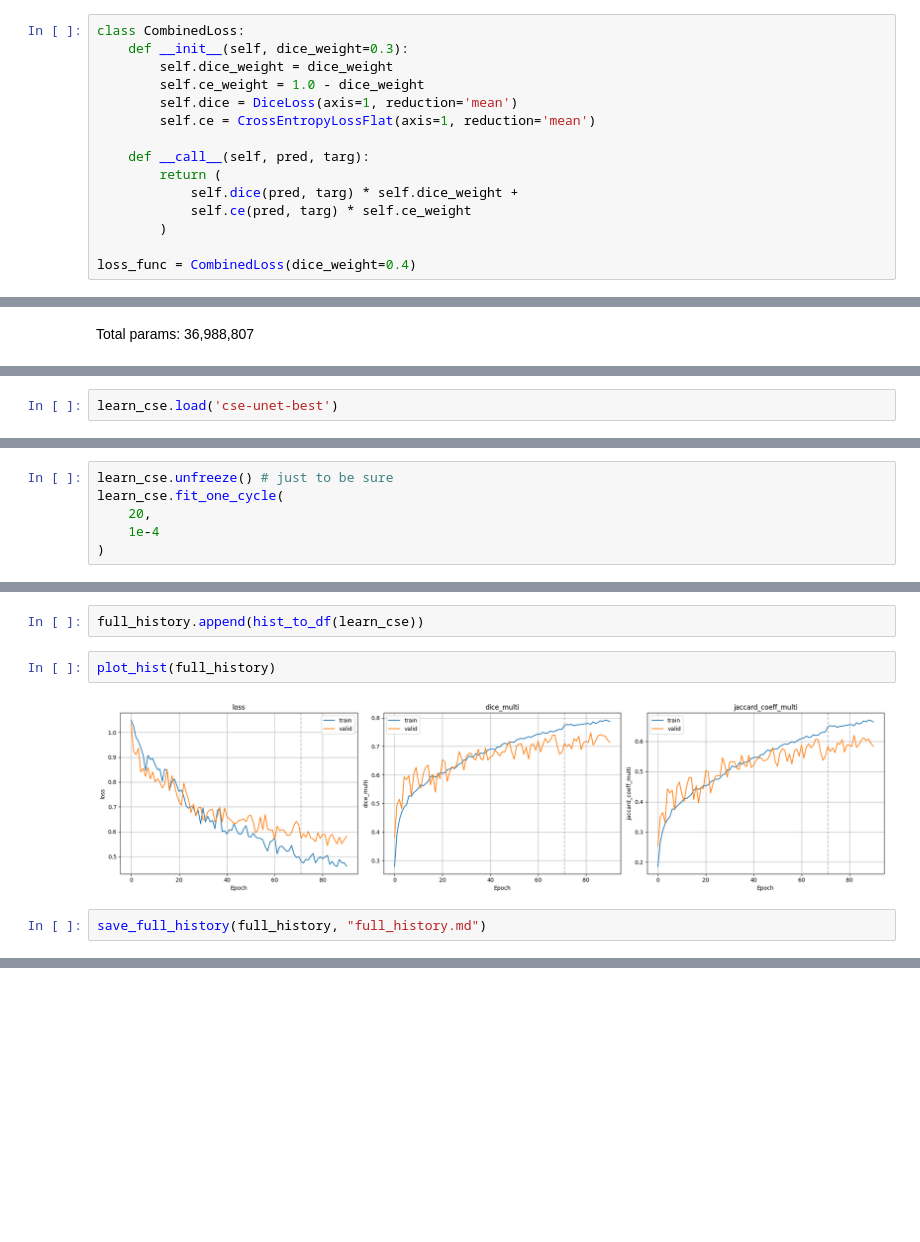
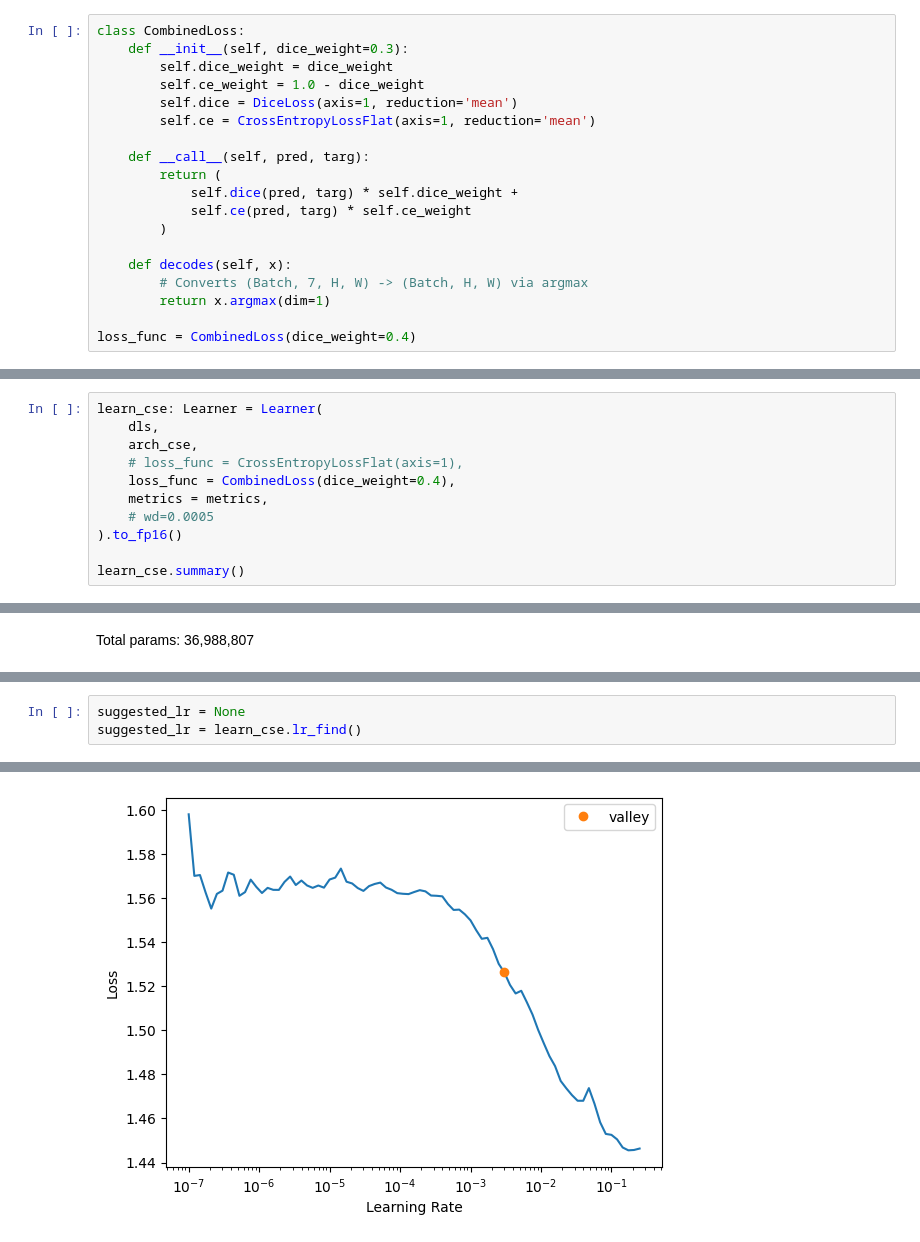
Before and after one commit to mzsuetam/computational-intelligence-proj, a Jupyter notebook: notebooks/segmentation.ipynb, the cells around one changed output, grey strips where cells are left out. Cells and saved outputs as stored; diff of their text form; blank space fills up the shorter version.

Commit message:
Trained cse (combined loss)

```diff
--- a/notebooks/segmentation.ipynb
+++ b/notebooks/segmentation.ipynb
@@ -603,4 +615,8 @@ class CombinedLoss:
             self.ce(pred, targ) * self.ce_weight
         )
 
+    def decodes(self, x):
+        # Converts (Batch, 7, H, W) -> (Batch, H, W) via argmax
+        return x.argmax(dim=1)
+
 loss_func = CombinedLoss(dice_weight=0.4)
@@ -634,0 +623,11 @@ learn_cse._grab_cbs(Recorder)[0].train_metrics = True # ... so we enable train_m
+# %%
+learn_cse: Learner = Learner(
+    dls,
+    arch_cse,
+    # loss_func = CrossEntropyLossFlat(axis=1),
+    loss_func = CombinedLoss(dice_weight=0.4),
+    metrics = metrics,
+    # wd=0.0005
+).to_fp16()
+
+learn_cse.summary()
@@ -695,2 +654,0 @@ If the training stops before Epoch 100, we resume the training with a much lower
-# %%
-learn_cse.load('cse-unet-best')
@@ -699,6 +654,0 @@ learn_cse.load('cse-unet-best')
-# %%
-learn_cse.unfreeze() # just to be sure
-learn_cse.fit_one_cycle(
-    20,
-    1e-4
-)
@@ -727,8 +655,4 @@ Better model found at epoch 11 with valid_jaccard_coeff_multi value: 0.620119725
-# %%
-full_history.append(hist_to_df(learn_cse))
-# %%
-plot_hist(full_history)
-# %% [output]
-[figure, removed]
-# %%
-save_full_history(full_history, "full_history.md")
+# %%
+suggested_lr = None
+suggested_lr = learn_cse.lr_find()
+# %% [output]
@@ -734,0 +660 @@ save_full_history(full_history, "full_history.md")
+[figure, added]
```
Also changed, not shown: parts of 30 cells of this notebook, 3 other files.
